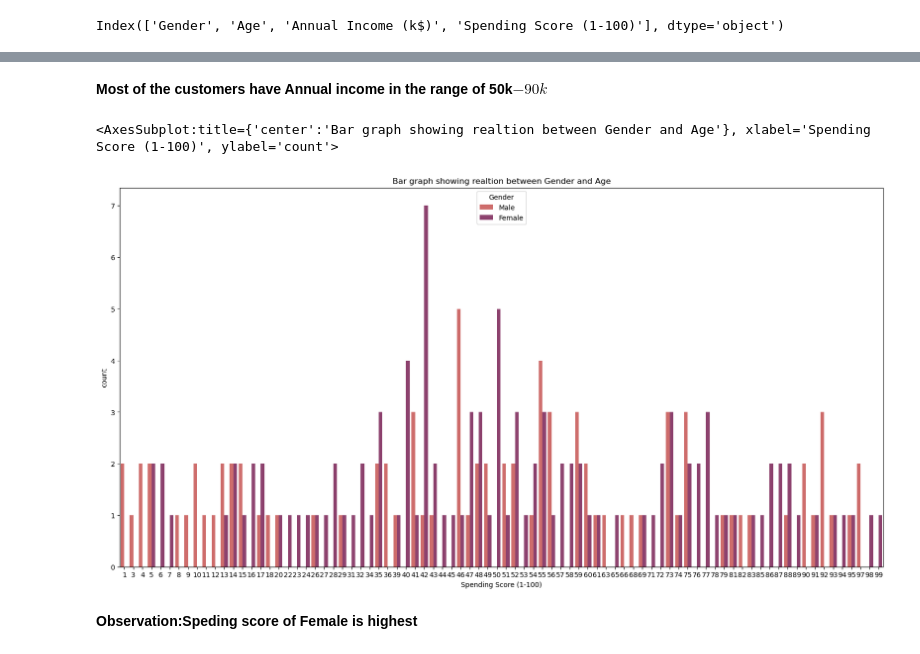
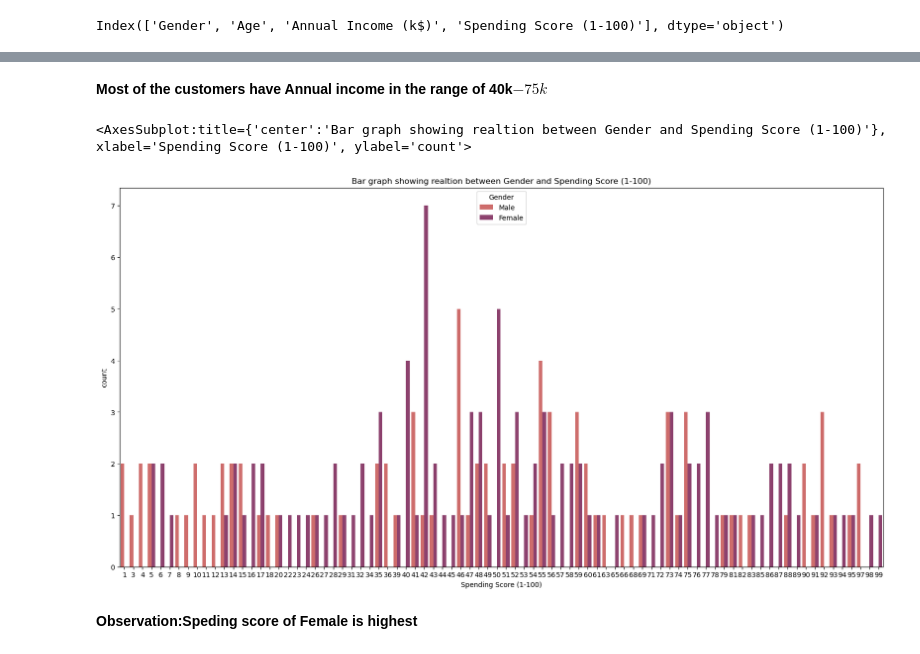
Before and after one commit to Sonali-Dhamanekar/Unsupervised-Leraning--Mall_Customers-with-clustering-Algorithm, a Jupyter notebook: Unsupervised Learning with Mall Customers dataset using Clustering Algorithm.ipynb, the cells around one changed output, grey strips where cells are left out. Saved outputs shown, nothing was run; the diff lists cells and outputs as text; code cells hidden in the pictures.

```diff
--- a/Unsupervised Learning with Mall Customers dataset using Clustering Algorithm.ipynb
+++ b/Unsupervised Learning with Mall Customers dataset using Clustering Algorithm.ipynb
@@ -162,12 +160,12 @@ sns.histplot(data= df, hue = 'Gender', x= 'Annual Income (k$)', palette = "dark:
 # %% [markdown]
-**Most of the customers have Annual income in the range of 50k$-90k$**
+**Most of the customers have Annual income in the range of 40k$-75k$**
 # %%
 plt.figure(figsize=(20,10))
-plt.title('Bar graph showing realtion between Gender and Age')
+plt.title('Bar graph showing realtion between Gender and Spending Score (1-100)')
 sns.countplot(data= df, hue = 'Gender', x= 'Spending Score (1-100)', palette = "flare")
 # %% [output]
-<AxesSubplot:title={'center':'Bar graph showing realtion between Gender and Age'}, xlabel='Spending Score (1-100)', ylabel='count'>
+<AxesSubplot:title={'center':'Bar graph showing realtion between Gender and Spending Score (1-100)'}, xlabel='Spending Score (1-100)', ylabel='count'>
-[figure, old version]
+[figure, new version]
 # %% [markdown]
 **Observation:Speding score of Female is highest**
 # %%
```
Also changed, not shown: parts of 13 cells of this notebook.
